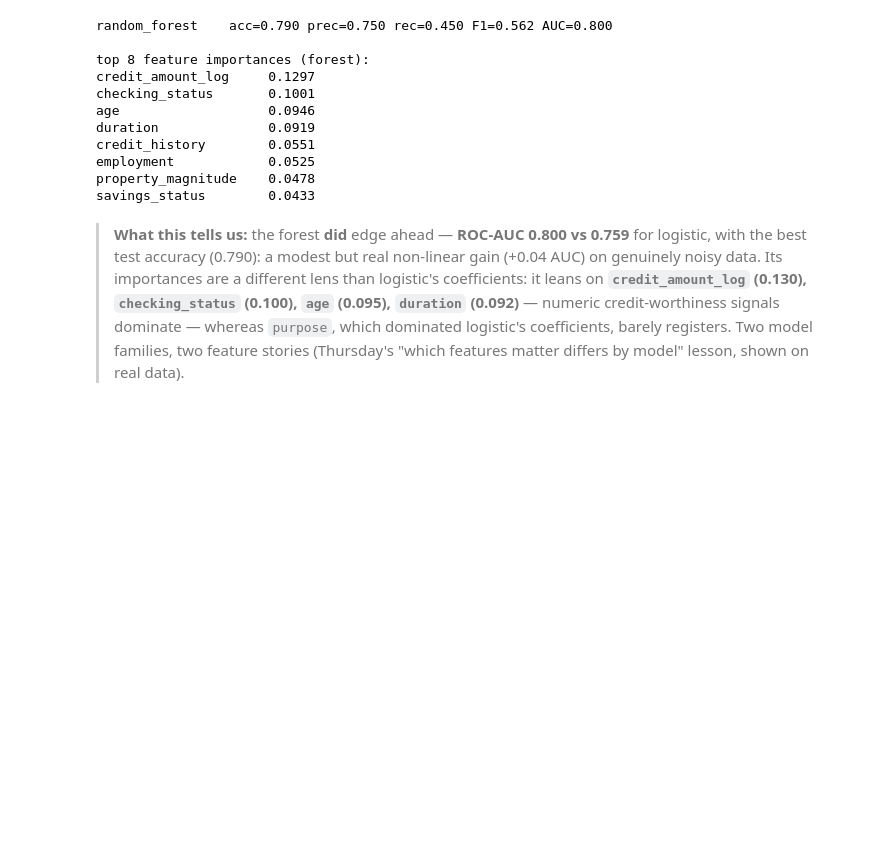
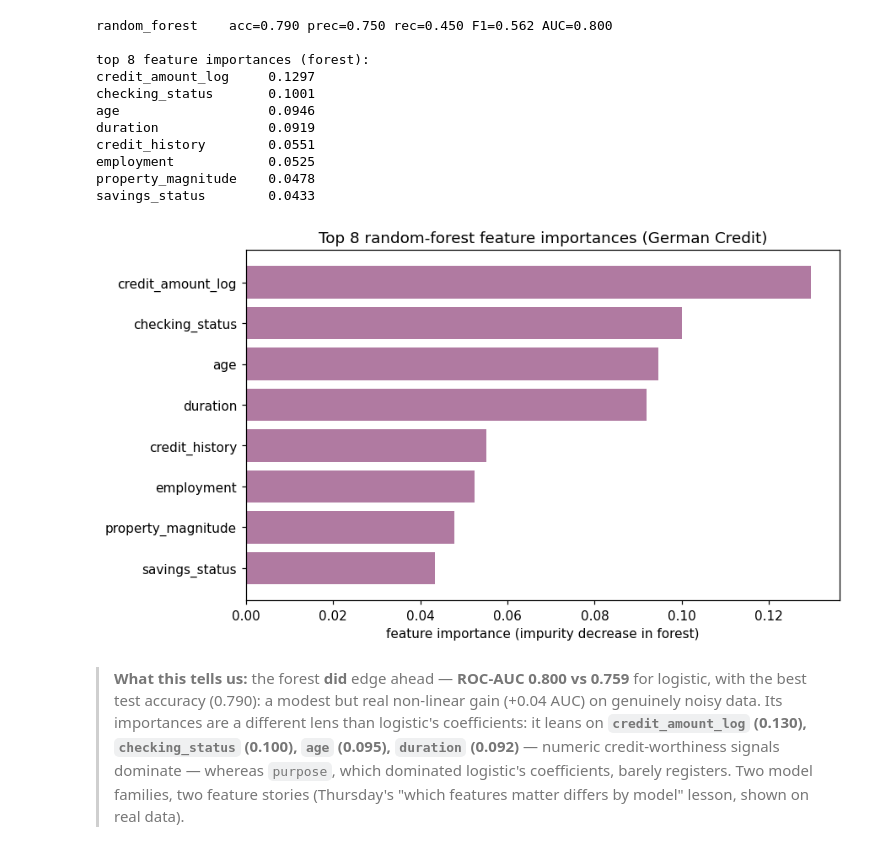
Before and after one commit to memoona-zahur/Real-Data-Practice_German-Credit-Dataset, a Jupyter notebook: german_credit_practice.ipynb, the cells around one changed output. Drawn from its saved outputs; the diff is of its cells as text; code cells hidden in the pictures; blank space fills up the shorter version.

```diff
--- a/german_credit_practice.ipynb
+++ b/german_credit_practice.ipynb
@@ -511,6 +530,17 @@ credit_history        0.0551
 employment            0.0525
 property_magnitude    0.0478
 savings_status        0.0433
+# %%
+# Forest lens as a chart: importances ranked, one color (no order implied by color here)
+top8 = imp.head(8)
+fig, ax = plt.subplots(figsize=(8, 4.5), layout="constrained")
+ax.barh(top8.index[::-1], top8.values[::-1], color="#B07AA1")
+ax.set_xlabel("feature importance (impurity decrease in forest)")
+ax.set_title("Top 8 random-forest feature importances (German Credit)")
+fig.savefig("charts/chart_forest_importances.png", dpi=150)
+plt.show()
+# %% [output]
+[figure, added]
 # %% [markdown]
 > **What this tells us:** the forest **did** edge ahead — **ROC-AUC 0.800 vs 0.759** for logistic, with the best test accuracy (0.790): a modest but real non-linear gain (+0.04 AUC) on genuinely noisy data. Its importances are a different lens than logistic's coefficients: it leans on **`credit_amount_log` (0.130), `checking_status` (0.100), `age` (0.095), `duration` (0.092)** — numeric credit-worthiness signals dominate — whereas `purpose`, which dominated logistic's coefficients, barely registers. Two model families, two feature stories (Thursday's "which features matter differs by model" lesson, shown on real data).
 # %% [markdown]
```
Also changed, not shown: parts of 6 cells of this notebook, 5 other files.
